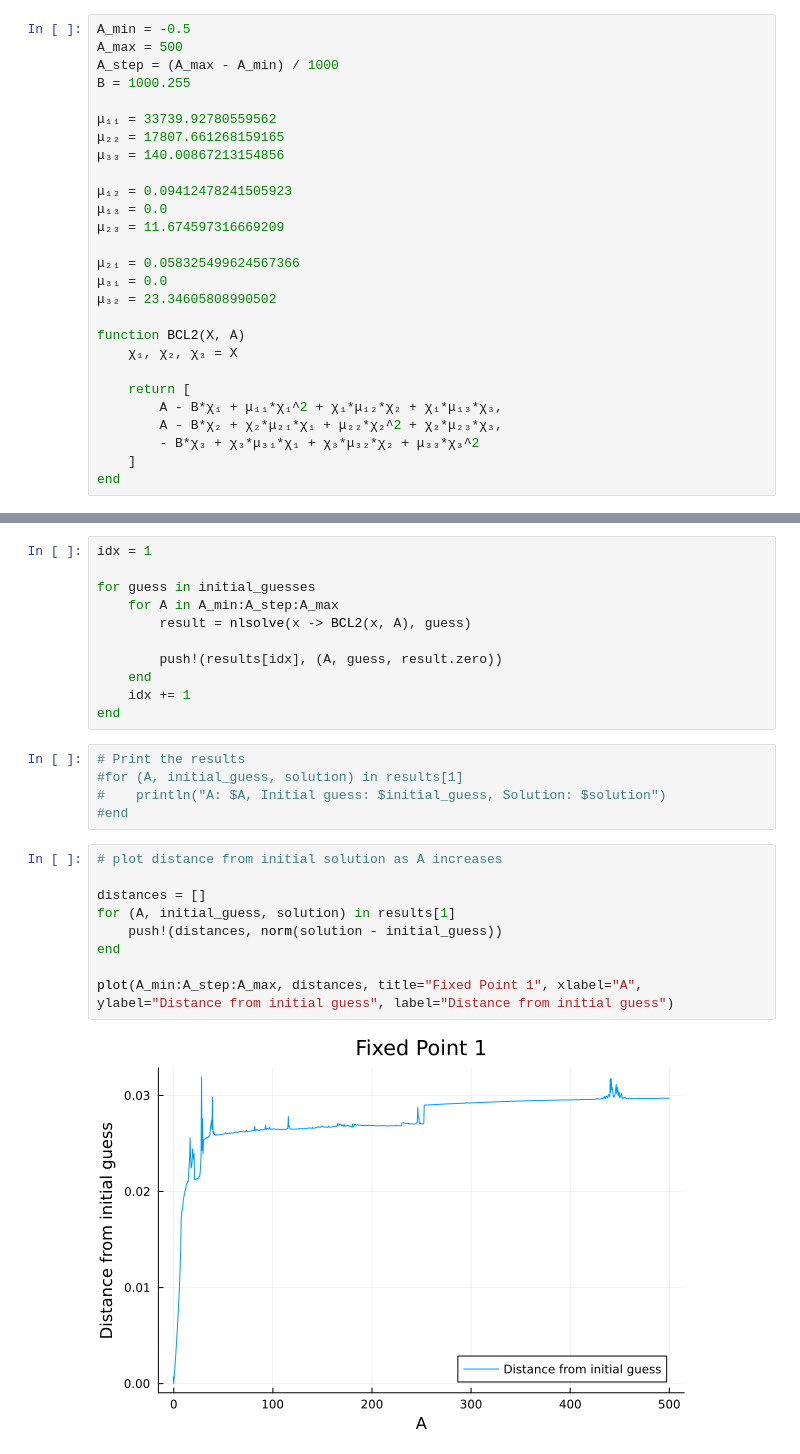
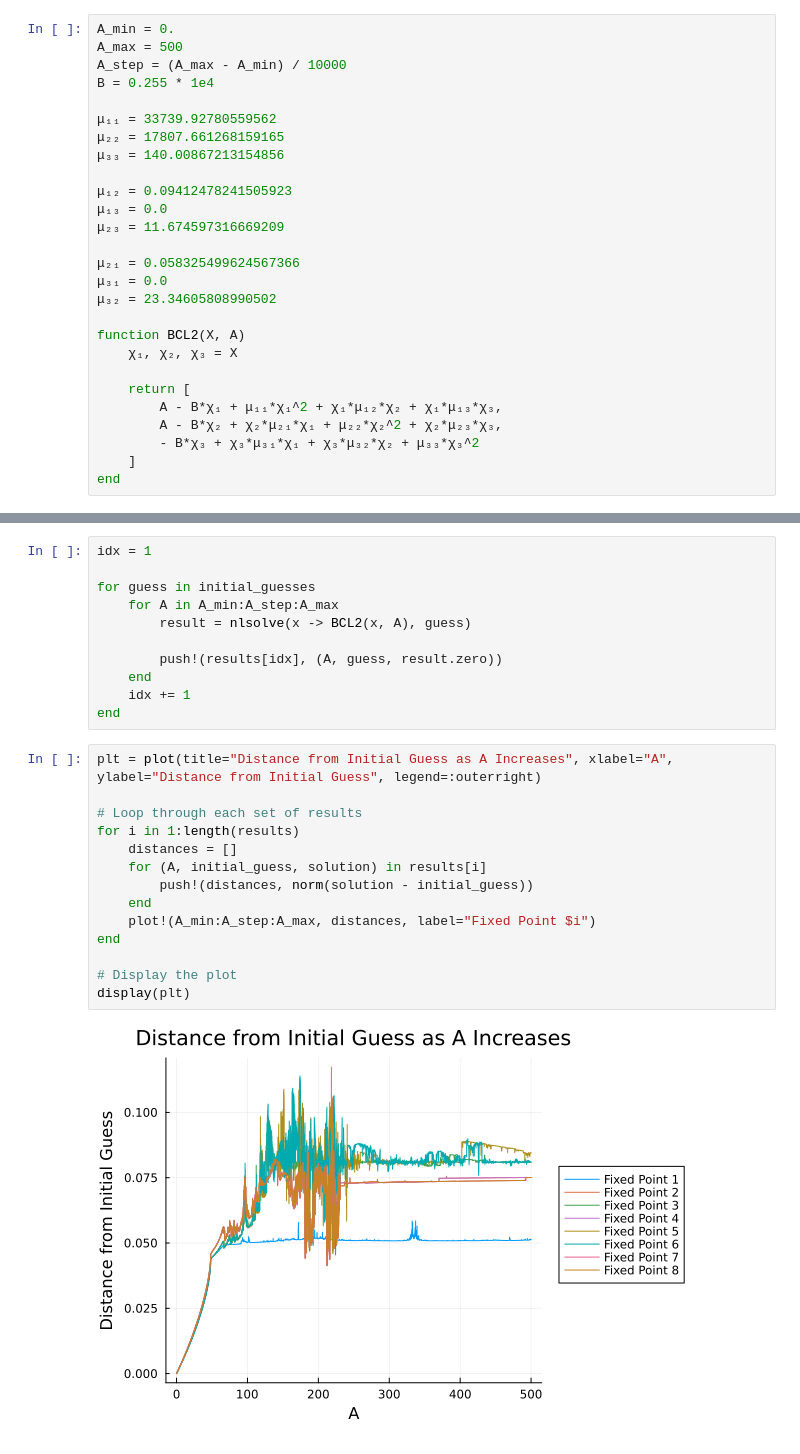
Before and after one commit to uriballo/BCL2-dimensionality-reduction, a Jupyter notebook: julia/bifurcations.ipynb, the cells around one changed output, grey strips where cells are left out. Cells and saved outputs as stored; diff of their text form.

Commit message:
merged plot

```diff
--- a/julia/bifurcations.ipynb
+++ b/julia/bifurcations.ipynb
@@ -5,10 +5,10 @@ $$0=0+ B\chi_3 + \chi_3 \mu_{31}\chi_1 +\chi_3 \mu_{32}\chi_2+ \mu_{33}\chi_3^2$
 # %%
 using NLsolve, Plots, Parameters, LinearAlgebra
 # %%
-A_min = -0.5
+A_min = 0.
 A_max = 500
-A_step = (A_max - A_min) / 1000
-B = 1000.255
+A_step = (A_max - A_min) / 10000
+B = 0.255 * 1e4
 
 μ₁₁ = 33739.92780559562
 μ₂₂ = 17807.661268159165
@@ -66,19 +66,19 @@ for guess in initial_guesses
     end
     idx += 1
 end
-# %%
-# Print the results
-#for (A, initial_guess, solution) in results[1]
-#    println("A: $A, Initial guess: $initial_guess, Solution: $solution")
-#end
 # %%
-# plot distance from initial solution as A increases
+plt = plot(title="Distance from Initial Guess as A Increases", xlabel="A", ylabel="Distance from Initial Guess", legend=:outerright)
 
-distances = []
-for (A, initial_guess, solution) in results[1]
-    push!(distances, norm(solution - initial_guess))
+# Loop through each set of results
+for i in 1:length(results)
+    distances = []
+    for (A, initial_guess, solution) in results[i]
+        push!(distances, norm(solution - initial_guess))
+    end
+    plot!(A_min:A_step:A_max, distances, label="Fixed Point $i")
 end
 
-plot(A_min:A_step:A_max, distances, title="Fixed Point 1", xlabel="A", ylabel="Distance from initial guess", label="Distance from initial guess")
+# Display the plot
+display(plt)
 # %% [output]
-[figure, old version]
+[figure, new version]
```
Also changed, not shown: parts of 7 cells of this notebook.
